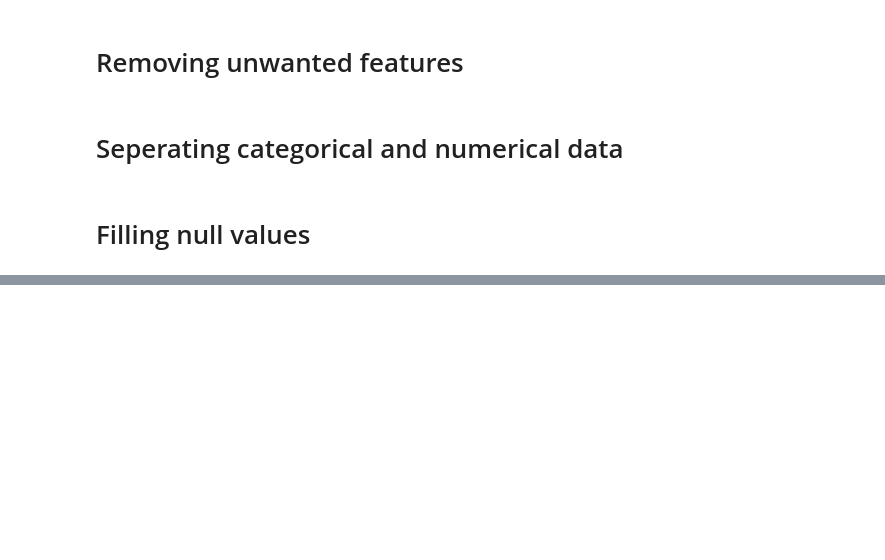
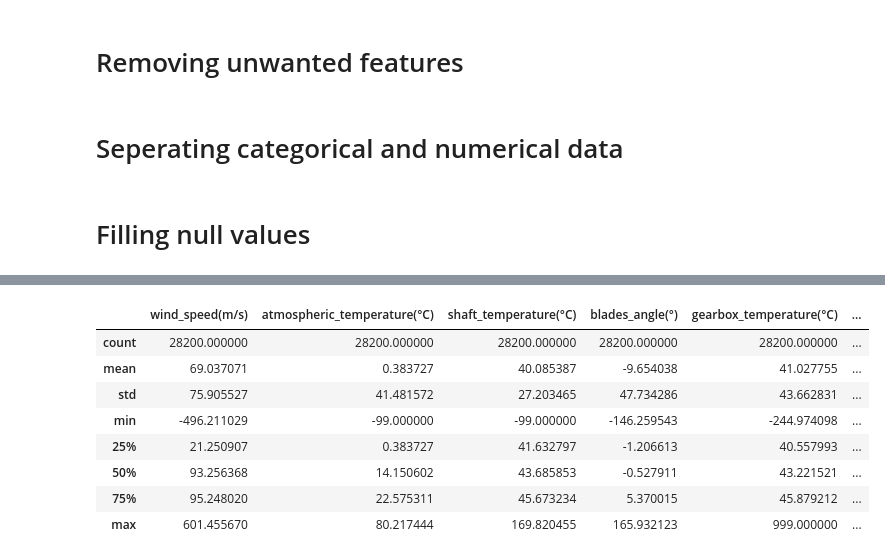
Before and after one commit to DineshKoushik/predict-power-produced-from-windmills, a Jupyter notebook: eda.ipynb, the cells around one changed output, grey strips where cells are left out. Drawn from its saved outputs; the diff is of its cells as text; code cells hidden in the pictures; blank space fills up the shorter version.

```diff
--- a/eda.ipynb
+++ b/eda.ipynb
@@ -39,6 +44,7 @@ train.head()
 # %% [markdown]
 # Removing unwanted features
 # %%
+train.drop('tracking_id', axis=1, inplace=True)
 train.drop("datetime", axis=1, inplace=True)
 # %%
 test_id = test['tracking_id']
@@ -103,0 +112,5 @@ memory usage: 3.9 MB
+# %%
+from sklearn.preprocessing import LabelEncoder
+for col in train_cat:
+    le = LabelEncoder()
+    train[col]=le.fit_transform(train_cat[col])
@@ -103,0 +130,12 @@ memory usage: 3.9 MB
+# %%
+train.describe()
+# %% [output]
+|  | wind_speed(m/s) | atmospheric_temperature(°C) | shaft_temperature(°C) | blades_angle(°) | gearbox_temperature(°C) | ... |
+| count | 28200.000000 | 28200.000000 | 28200.000000 | 28200.000000 | 28200.000000 | ... |
+| mean | 69.037071 | 0.383727 | 40.085387 | -9.654038 | 41.027755 | ... |
+| std | 75.905527 | 41.481572 | 27.203465 | 47.734286 | 43.662831 | ... |
+| min | -496.211029 | -99.000000 | -99.000000 | -146.259543 | -244.974098 | ... |
+| 25% | 21.250907 | 0.383727 | 41.632797 | -1.206613 | 40.557993 | ... |
+| 50% | 93.256368 | 14.150602 | 43.685853 | -0.527911 | 43.221521 | ... |
+| 75% | 95.248020 | 22.575311 | 45.673234 | 5.370015 | 45.879212 | ... |
+| max | 601.455670 | 80.217444 | 169.820455 | 165.932123 | 999.000000 | ... |
```
Also changed, not shown: parts of 9 cells of this notebook.
